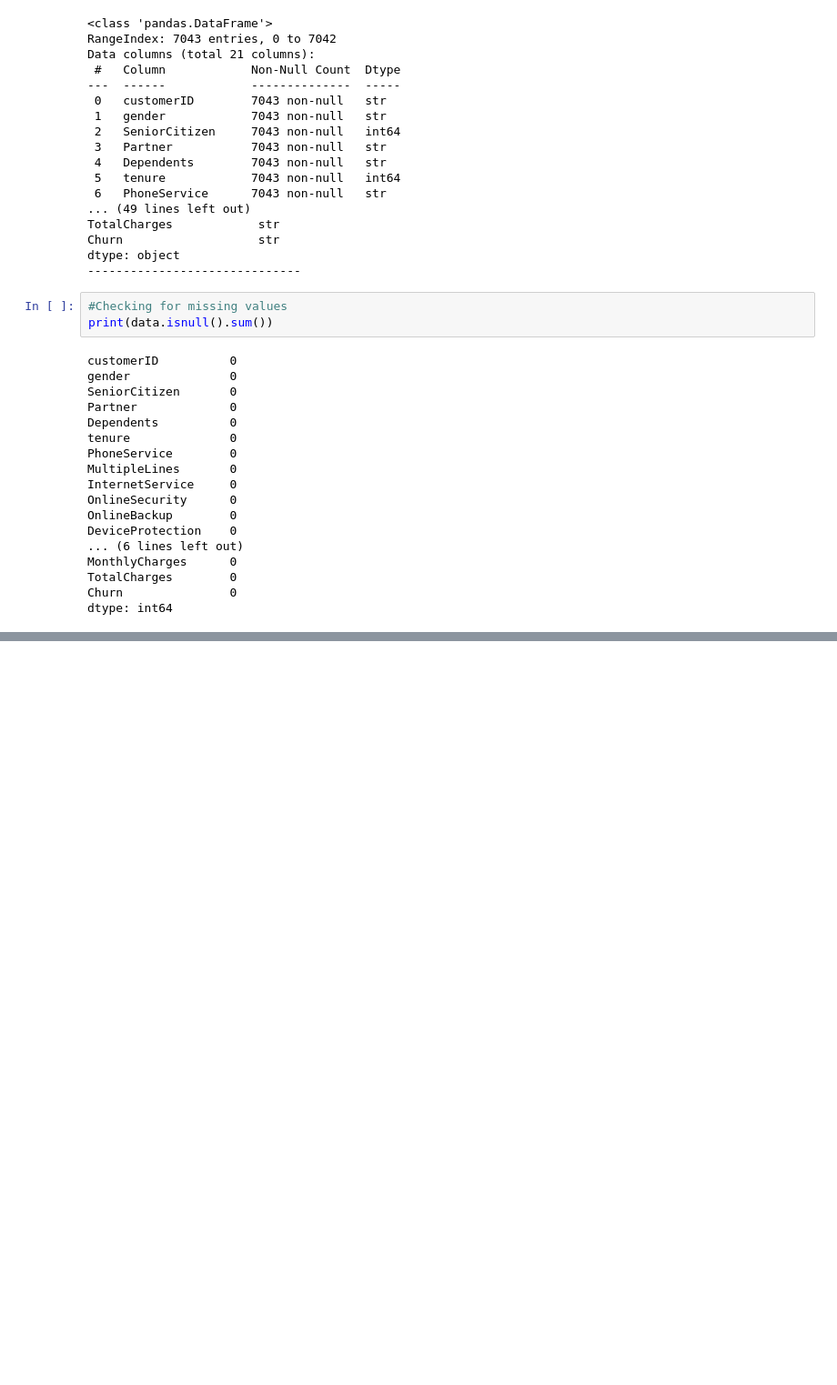
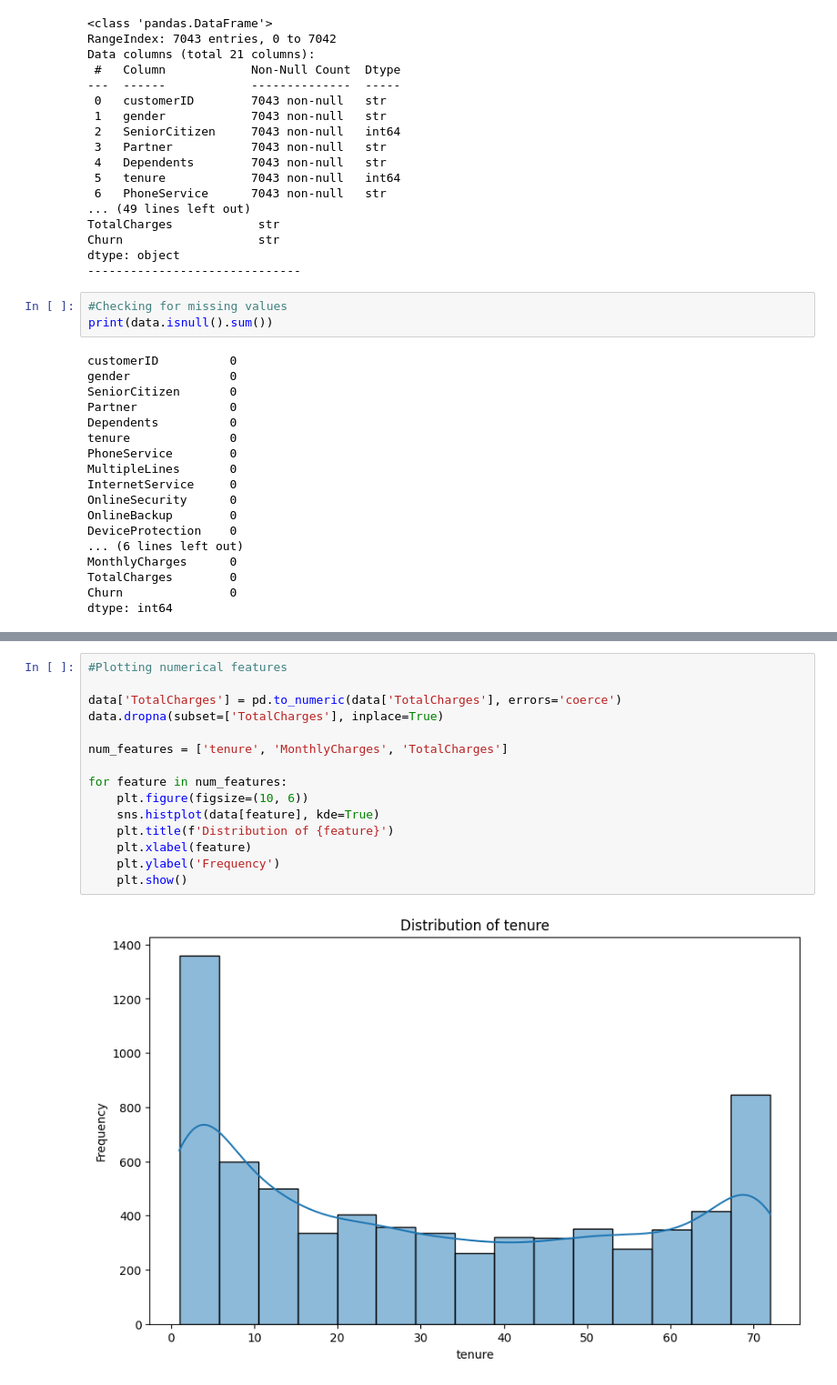
Before and after one commit to Riz-zy/Customer-Churn-ML, a Jupyter notebook: notebooks/01_exploratory_data_analysis.ipynb, the cells around one changed output, grey strips where cells are left out. Shown at 91% size. Saved outputs shown, nothing was run; the diff lists cells and outputs as text; blank space fills up the shorter version.

```diff
--- a/notebooks/01_exploratory_data_analysis.ipynb
+++ b/notebooks/01_exploratory_data_analysis.ipynb
@@ -89,0 +103,17 @@ print(churn_percentage)
+# %%
+#Plotting numerical features
+
+data['TotalCharges'] = pd.to_numeric(data['TotalCharges'], errors='coerce')
+data.dropna(subset=['TotalCharges'], inplace=True)
+
+num_features = ['tenure', 'MonthlyCharges', 'TotalCharges']
+
+for feature in num_features:
+    plt.figure(figsize=(10, 6))
+    sns.histplot(data[feature], kde=True)
+    plt.title(f'Distribution of {feature}')
+    plt.xlabel(feature)
+    plt.ylabel('Frequency')
+    plt.show()
+# %% [output]
+[figure, added]
```
Also changed, not shown: parts of 5 cells of this notebook, 2 other files.
